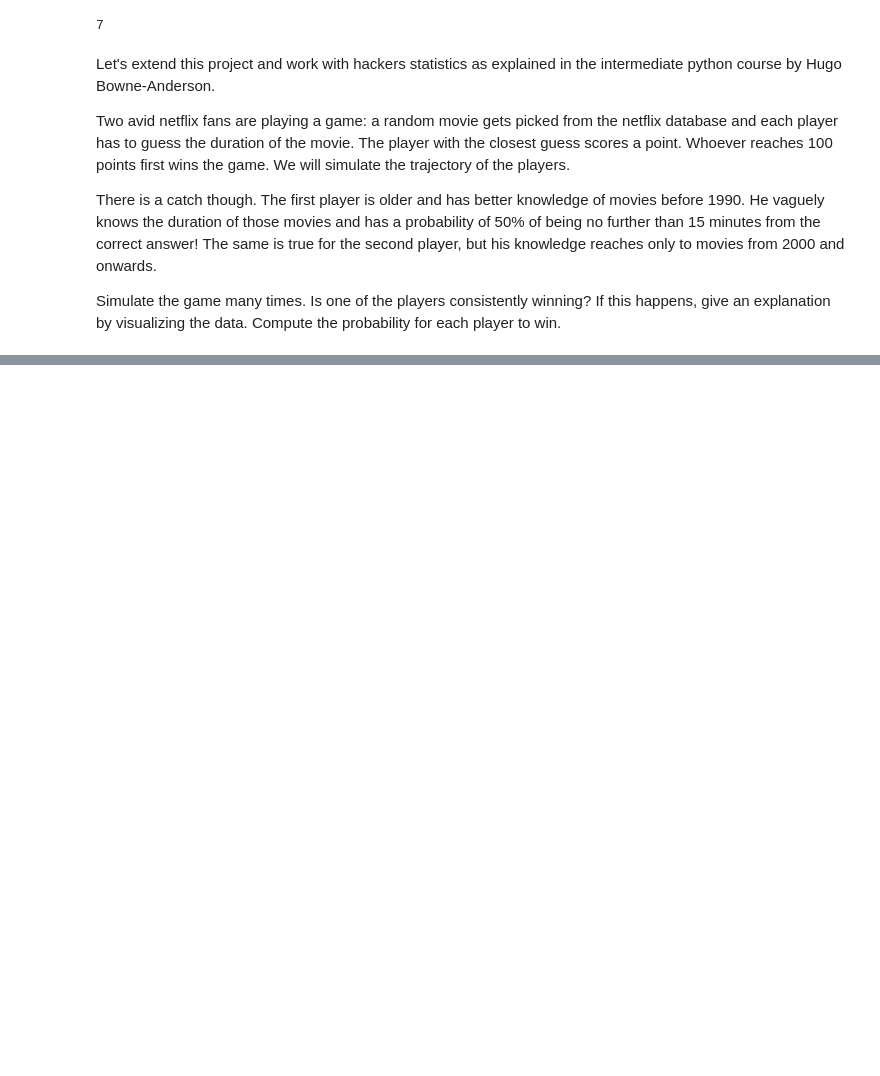
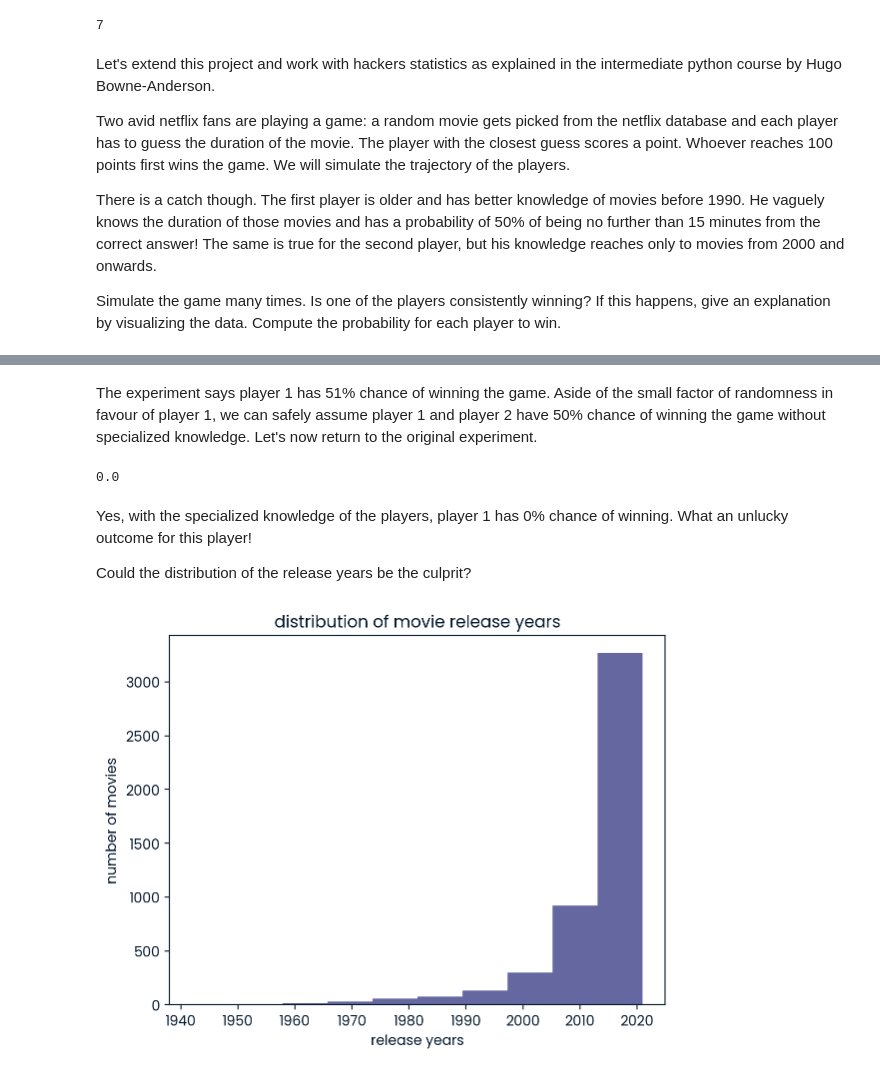
Before and after one commit to thomaskoelman/netflix_movies, a Jupyter notebook: notebook.ipynb, the cells around one changed output, grey strips where cells are left out. Drawn from its saved outputs; the diff is of its cells as text; code cells hidden in the pictures; blank space fills up the shorter version.

```diff
--- a/notebook.ipynb
+++ b/notebook.ipynb
@@ -113,0 +275,62 @@ Simulate the game many times. Is one of the players consistently winning? If thi
+# %% [markdown]
+The experiment says player 1 has 51% chance of winning the game. Aside of the small factor of randomness in favour of player 1, we can safely assume player 1 and player 2 have 50% chance of winning the game without specialized knowledge. Let's now return to the original experiment.
+# %%
+games_won_player_1 = []
+
+for i in range(1000):
+    points_player_1 = [0]
+    points_player_2 = [0]
+
+    while (points_player_1[-1] != 100 and points_player_2[-1] != 100):
+        movie_index = np.random.randint(number_of_movies)
+        movie = netflix_df.iloc[movie_index, :]
+        real_duration = movie['duration']
+
+        before_1990 = movie['release_year'] < 1990
+        after_2000 = movie['release_year'] >= 2000
+
+        if before_1990 and np.random.rand() < 0.5:
+            guess_1 = np.random.randint(real_duration - 15, real_duration + 16)
+        else:
+            guess_1 = np.random.randint(min_duration, max_duration + 1)
+
+        if after_2000 and np.random.rand() < 0.5:
+            guess_2 = np.random.randint(real_duration - 15, real_duration + 16)
+        else:
+            guess_2 = np.random.randint(min_duration, max_duration + 1)
+
+        diff_1 = abs(guess_1 - real_duration)
+        diff_2 = abs(guess_2 - real_duration)
+        prev_score_1 = points_player_1[-1]
+        prev_score_2 = points_player_2[-1]
+
+        if diff_1 < diff_2:
+            points_player_1.append(prev_score_1 + 1)
+            points_player_2.append(prev_score_2)
+        elif diff_1 > diff_2:
+            points_player_1.append(prev_score_1)
+            points_player_2.append(prev_score_2 + 1)
+        else:
+            points_player_1.append(prev_score_1)
+            points_player_2.append(prev_score_2)
+
+    has_won = points_player_1[-1] == 100
+    games_won_player_1.append(has_won)
+
+np.count_nonzero(games_won_player_1)/1000
+# %% [output]
+0.0
+# %% [markdown]
+Yes, with the specialized knowledge of the players, player 1 has 0% chance of winning. What an unlucky outcome for this player!
+
+Could the distribution of the release years be the culprit?
+# %%
+release_years = netflix_df['release_year']
+
+plt.hist(release_years)
+plt.title('distribution of movie release years')
+plt.xlabel('release years')
+plt.ylabel('number of movies')
+plt.show()
+# %% [output]
+[figure, added]
```
Also changed, not shown: parts of 11 cells of this notebook.
